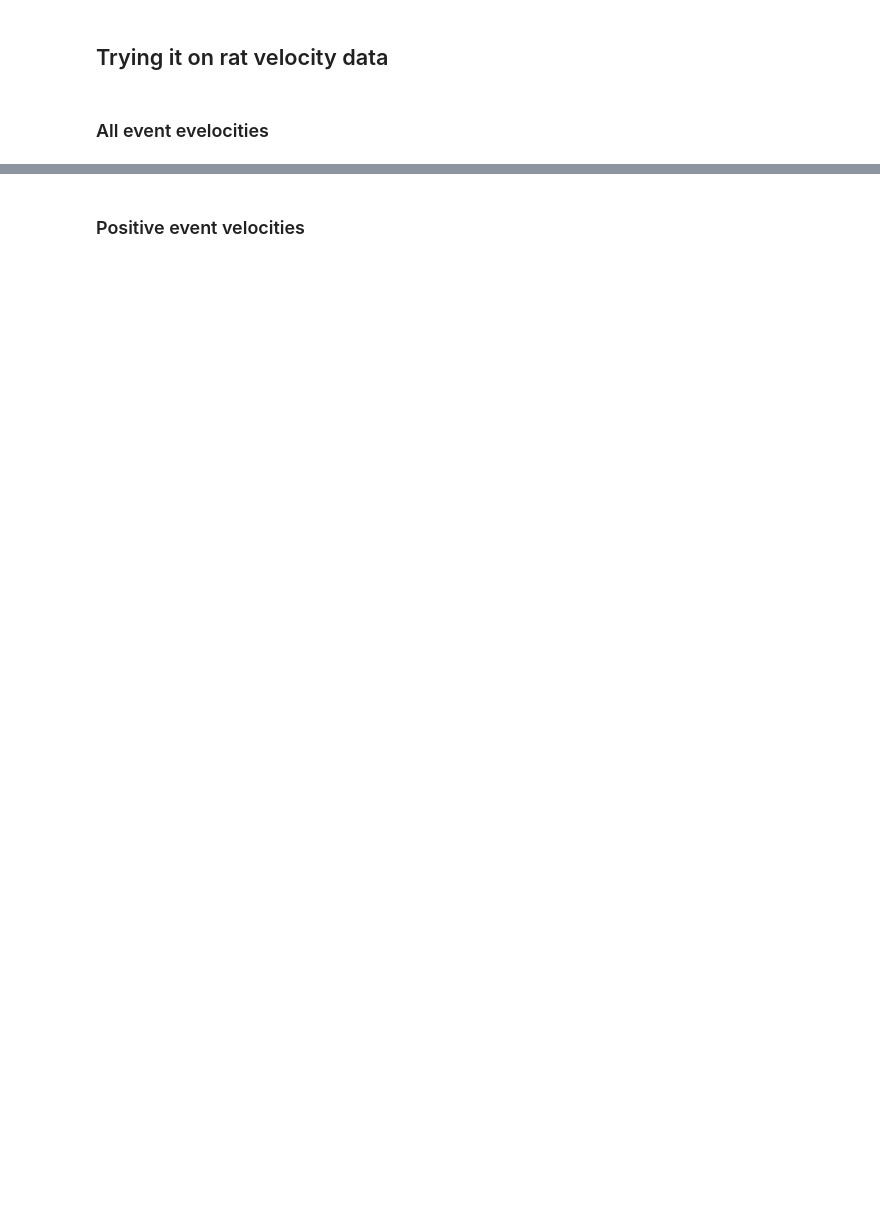
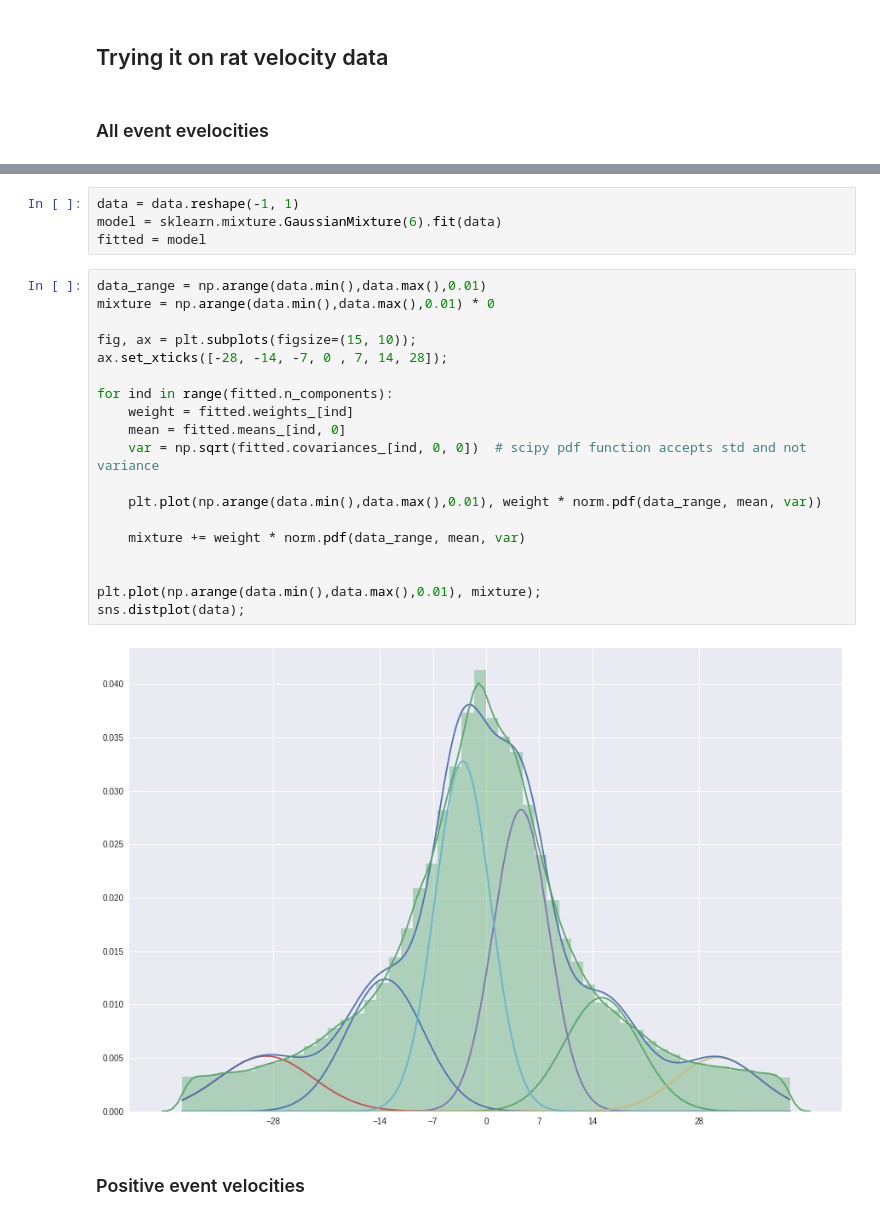
Before and after one commit to alTeska/VR_Acuity, a Jupyter notebook: notebooks/SRB_gauss_0205.ipynb, the cells around one changed output, grey strips where cells are left out. Cells and saved outputs as stored; diff of their text form; blank space fills up the shorter version.

```diff
--- a/notebooks/SRB_gauss_0205.ipynb
+++ b/notebooks/SRB_gauss_0205.ipynb
@@ -235,3 +160,28 @@ sns.distplot(data)
+# %%
+data = data.reshape(-1, 1)
+model = sklearn.mixture.GaussianMixture(6).fit(data)
+fitted = model
+# %%
+data_range = np.arange(data.min(),data.max(),0.01)
+mixture = np.arange(data.min(),data.max(),0.01) * 0
+
+fig, ax = plt.subplots(figsize=(15, 10));
+ax.set_xticks([-28, -14, -7, 0 , 7, 14, 28]);
+
+for ind in range(fitted.n_components):
+    weight = fitted.weights_[ind]
+    mean = fitted.means_[ind, 0]
+    var = np.sqrt(fitted.covariances_[ind, 0, 0])  # scipy pdf function accepts std and not variance
+
+    plt.plot(np.arange(data.min(),data.max(),0.01), weight * norm.pdf(data_range, mean, var))
+
+    mixture += weight * norm.pdf(data_range, mean, var)
+
+
+plt.plot(np.arange(data.min(),data.max(),0.01), mixture);
+sns.distplot(data);
+# %% [output]
+[figure, added]
 # %% [markdown]
 ### Positive event velocities
 # %%
```
Also changed, not shown: parts of 25 cells of this notebook.
